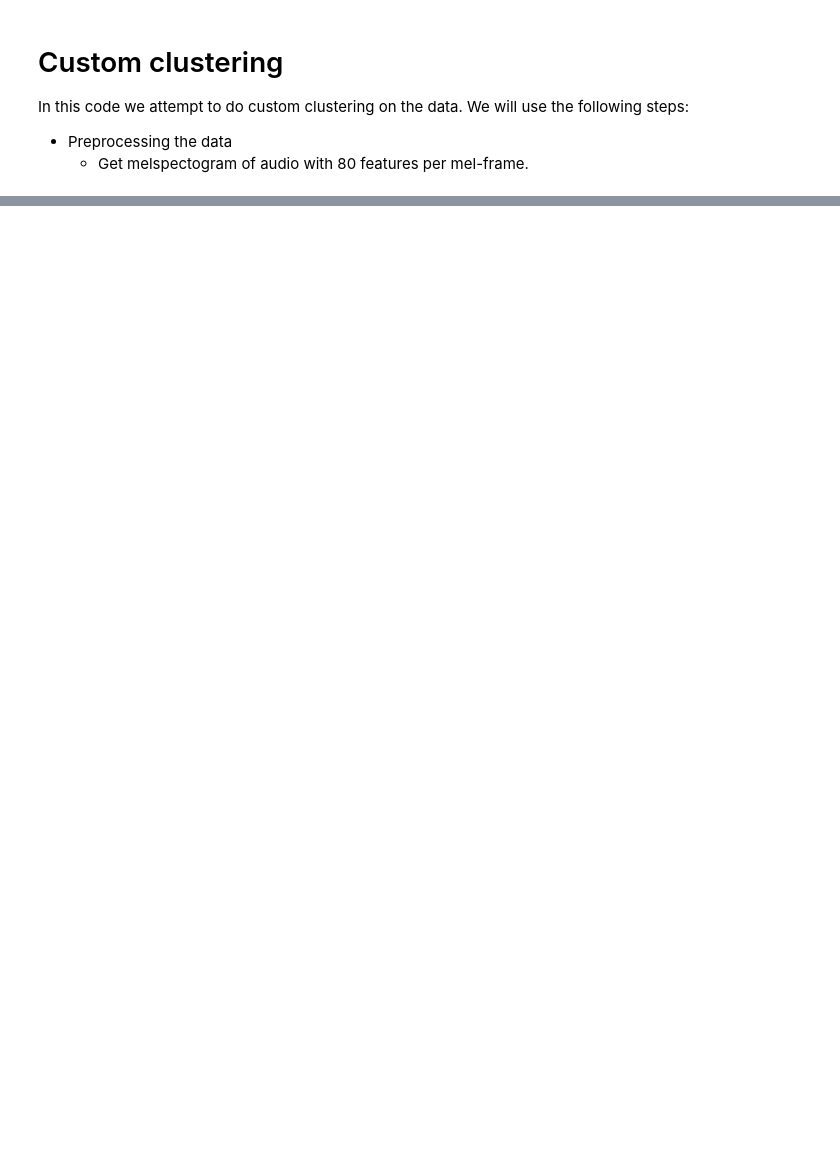
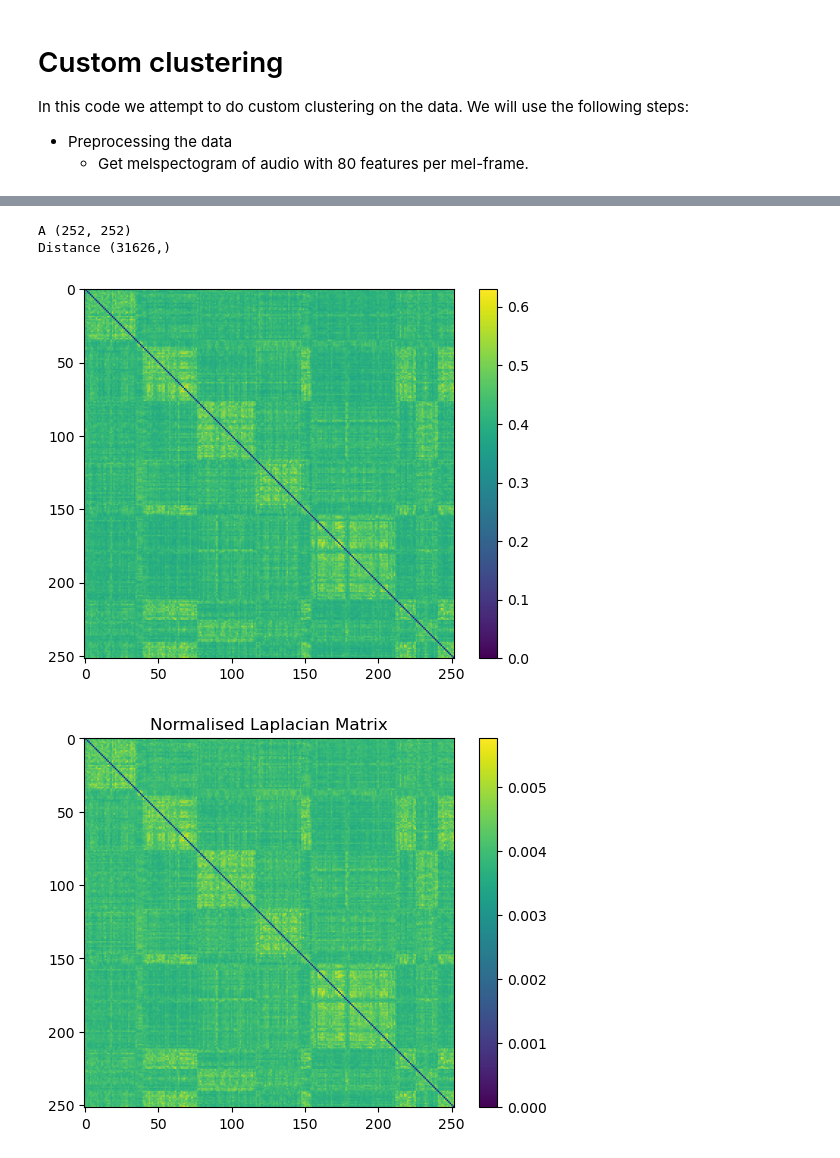
Before and after one commit to RakinAli/Diarization---Project, a Jupyter notebook: Main code/Clustering.ipynb, the cells around one changed output, grey strips where cells are left out. Cells and saved outputs as stored; diff of their text form; code cells hidden in the pictures; blank space fills up the shorter version.

```diff
--- a/Main code/Clustering.ipynb
+++ b/Main code/Clustering.ipynb
@@ -19,8 +22,11 @@ SAMPLE_RATE = 16000
 NORM_DB = -3
 FFT_WINDOW_MS = 25
 FFT_HOP_MS = 10
+FRAME_SIZE = 40  # Adjust frame size if needed
+BLOCK_SIZE = 50  # MFCC frames to stack together for embedding
 
-BLOCK_SIZE = 50  # MFCC frames to stack together for embedding
+# Path to audio file
+AUDIO_PATH = "../Dataset/Audio/Test/aggyz.wav"
 # %%
 # Load the models
 
@@ -38,7 +44,13 @@ wave2mel = Wav2Mel(
     n_mels=40,
 )
 
+# Check if CUDA is available
+device = torch.device("cuda" if torch.cuda.is_available() else "cpu")
+
+# Ensure the dvector_model is on the GPU
+dvector_model.to(device)
+
 
 # In the case that you wish to verify the model architecture
-#! dvector_model.eval()
-#! vad_model.eval()
+#!dvector_model.eval()
+#!vad_model.eval()
@@ -127,0 +88,59 @@ RuntimeError: sox extension is not supported on Windows
+# %%
+distance = pdist(embeddings, metric="euclidean")
+
+A = 1 / (1 + distance)
+A = squareform(A)
+print("A", A.shape)
+print("Distance", distance.shape)
+A = A - np.diag(np.diag(A))  # set diagonal to zero
+plt.imshow(A)
+plt.colorbar()
+plt.show()
+
+
+def normalized_laplacian_matrix(A):
+    # A is an adjacency matrix
+
+    D = np.sum(A, axis=1)
+    inv_sqrt_D = np.power(D, -0.5)
+    L = inv_sqrt_D.reshape(-1, 1) * A * inv_sqrt_D.reshape(1, -1)
+
+    return L
+
+
+L = normalized_laplacian_matrix(A)
+# Add colorbar
+# Title it normalised laplacian matrix
+plt.title("Normalised Laplacian Matrix")
+plt.imshow(L)
+plt.colorbar()
+plt.show()
+
+
+w, v = np.linalg.eig(L)
+
+eigenvalues = np.real(w)
+#eigenvalues = eigenvalues[eigenvalues>0.05]
+#eigenvectors = np.real(v[:, 0:len(eigenvalues)])
+#print(np.diff(eigenvalues))
+num_vectors = np.argmin(np.diff(eigenvalues)) + 1
+num_vectors = 3
+eigenvectors = np.real(v[:, 0:num_vectors])
+plt.scatter(range(len(eigenvalues)), eigenvalues)
+plt.show()
+
+norm_eigenvectors = eigenvectors / np.linalg.norm(eigenvectors, axis=1, keepdims=True)
+
+plt.scatter(norm_eigenvectors[:, 0], norm_eigenvectors[:, 1])
+plt.show()
+plt.scatter(norm_eigenvectors[:, 1], norm_eigenvectors[:, 2])
+plt.show()
+
+predictions = KMeans(n_clusters=norm_eigenvectors.shape[1], n_init=5).fit_predict(norm_eigenvectors)
+plt.plot(predictions)
+plt.show()
+# %% [output]
+A (252, 252)
+Distance (31626,)
+[figure, added]
+[figure, added]
```
Also changed, not shown: parts of 4 cells of this notebook, 2 other files.
